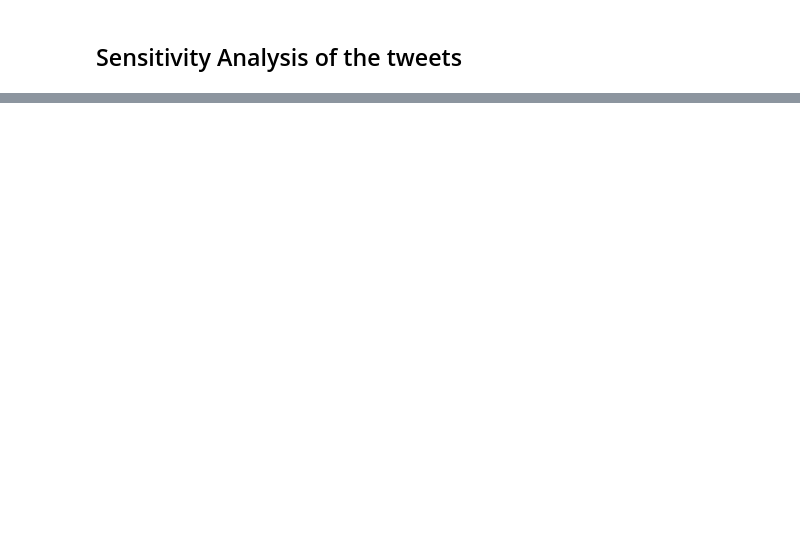
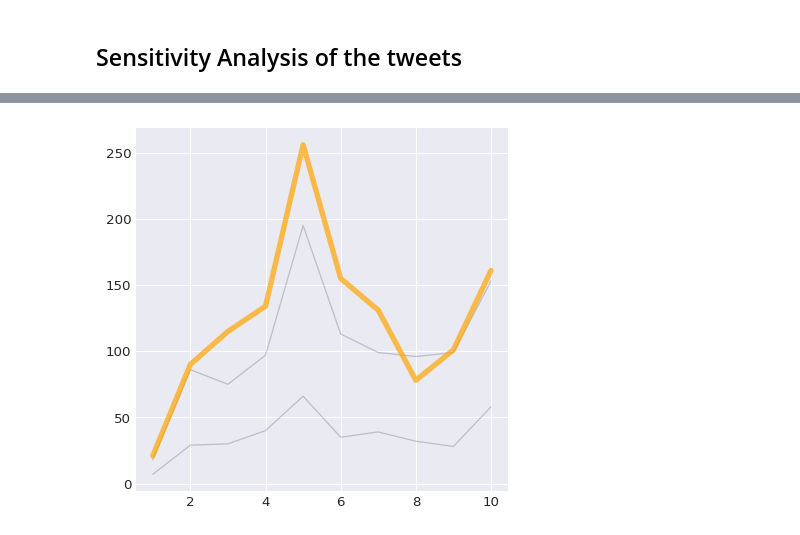
Before and after one commit to Rahad-Mohi-Uddin/Kaggle, a Jupyter notebook: elon-musk-s-tweet-analysis.ipynb, the cells around one changed output, grey strips where cells are left out. Saved outputs shown, nothing was run; the diff lists cells and outputs as text; code cells hidden in the pictures; blank space fills up the shorter version.

```diff
--- a/elon-musk-s-tweet-analysis.ipynb
+++ b/elon-musk-s-tweet-analysis.ipynb
@@ -170,0 +185,30 @@ tweet.head(10)
+# %%
+positive=[]
+neutral=[]
+negative=[]
+
+for i in tweet['Month'].unique():
+
+    pos=tweet.loc[(tweet['Month']==i) & (tweet['Sentiment']=='Positive'),'Sentiment'].count()
+    positive.append(pos)
+
+    neu=tweet.loc[(tweet['Month']==i) & (tweet['Sentiment']=='Neutral'),'Sentiment'].count()
+    neutral.append(neu)
+
+    neg=tweet.loc[(tweet['Month']==i) & (tweet['Sentiment']=='Negative'),'Sentiment'].count()
+    negative.append(neg)
+
+date=tweet['Month'].unique().tolist()
+
+plt.style.use('seaborn-darkgrid')
+
+my_dpi=96
+plt.figure(figsize=(480/my_dpi, 480/my_dpi), dpi=my_dpi)
+
+plt.plot(date,neutral,marker='',color='grey',linewidth=1, alpha=0.4)
+plt.plot(date,negative,marker='',color='grey',linewidth=1, alpha=0.4)
+plt.plot(date,positive,marker='',color='orange',linewidth=4, alpha=0.7)
+
+plt.show()
+# %% [output]
+[figure, added]
```
Also changed, not shown: parts of 8 cells of this notebook.
